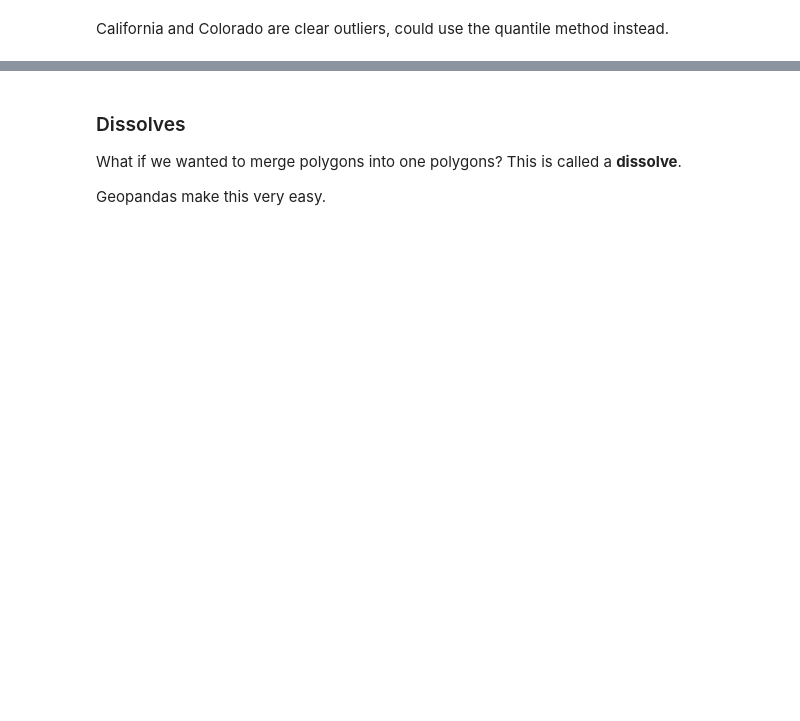
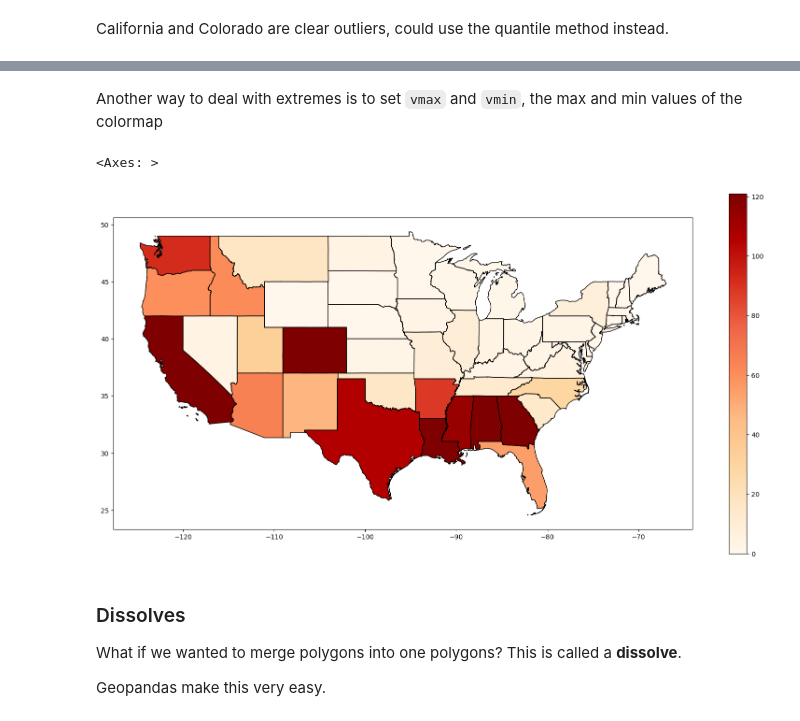
Before and after one commit to jphutch/ACE-592-SAE, a Jupyter notebook: Lectures/3_Images/30_US_Wildfires_R.ipynb, the cells around one changed output, grey strips where cells are left out. Saved outputs shown, nothing was run; the diff lists cells and outputs as text; code cells hidden in the pictures; blank space fills up the shorter version.

```diff
--- a/Lectures/3_Images/30_US_Wildfires_R.ipynb
+++ b/Lectures/3_Images/30_US_Wildfires_R.ipynb
@@ -267,3 +375,19 @@ country.plot(ax=a,facecolor='none', edgecolor='black')
+# %% [markdown]
+Another way to deal with extremes is to set `vmax` and `vmin`, the max and min values of the colormap
+# %%
+f,a = plt.subplots(figsize=(20,10))
+
+country.plot(column="fire_number", # Plot the number of fires
+             ax=a, # On this axis
+             cmap="OrRd", # Using Orange-Red colormap
+             vmax=121,
+             vmin=0,
+            legend=True) # Colorbar
+#
+country.plot(ax=a,facecolor='none', edgecolor='black')
+# %% [output]
+<Axes: >
+[figure, added]
 # %% [markdown]
 ### Dissolves
 
```
Also changed, not shown: parts of 73 cells of this notebook.
